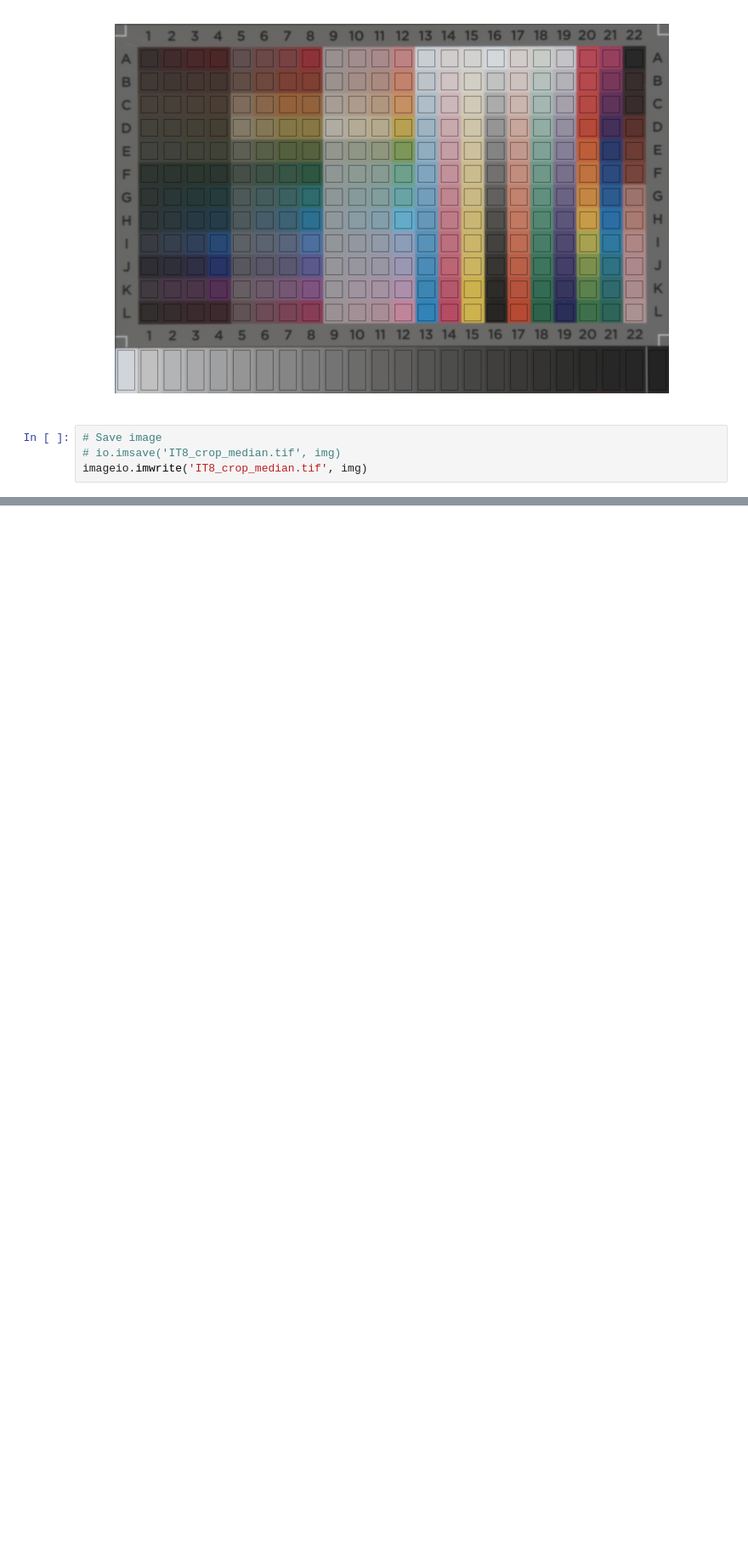
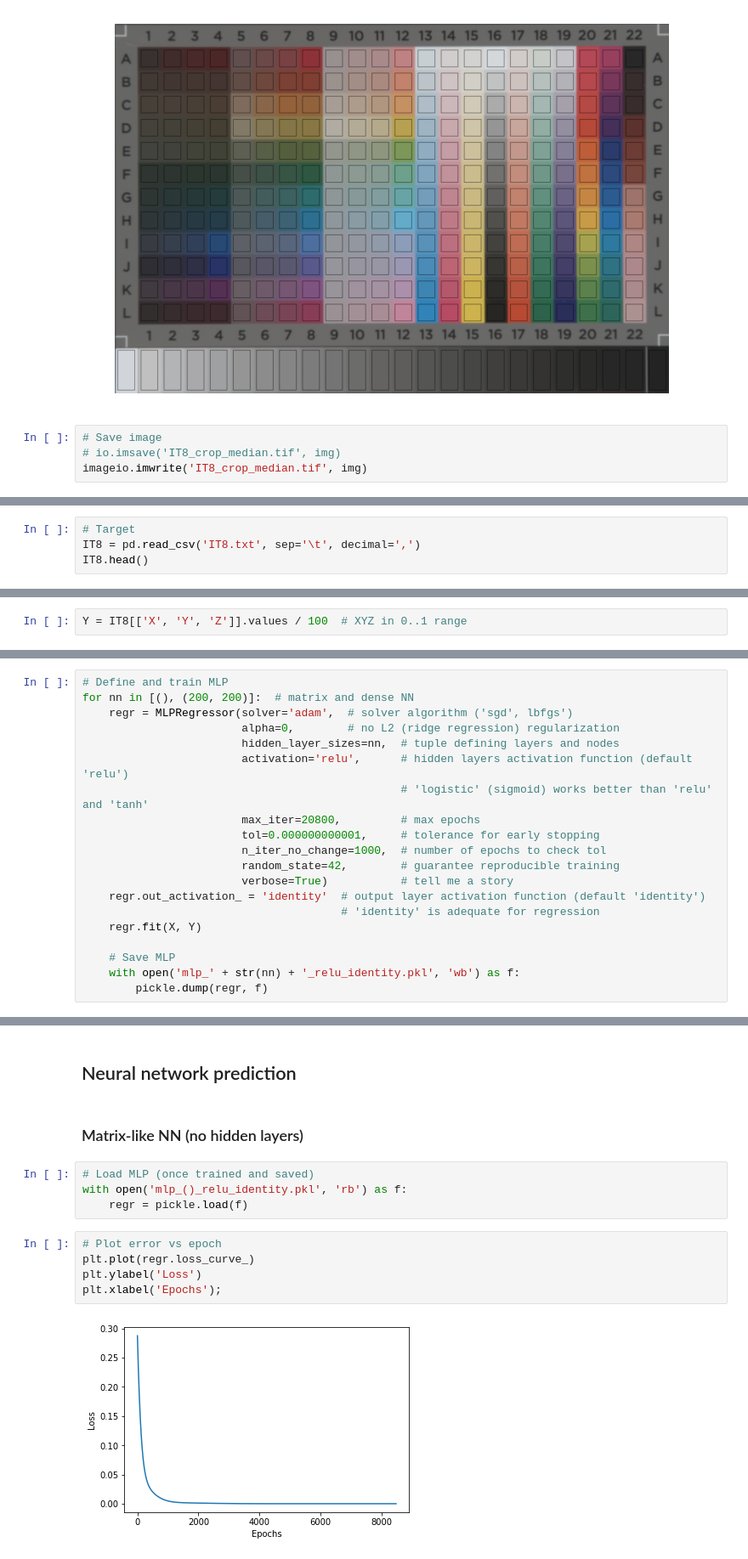
Before and after one commit to gluijk/camera-profiling-mlp, a Jupyter notebook: camera-profiling-mlp.ipynb, the cells around one changed output, grey strips where cells are left out. Shown at 85% size. Cells and saved outputs as stored; diff of their text form; blank space fills up the shorter version.

```diff
--- a/camera-profiling-mlp.ipynb
+++ b/camera-profiling-mlp.ipynb
@@ -89,0 +107,4 @@ imageio.imwrite('IT8_crop_median.tif', img)
+# %%
+# Target
+IT8 = pd.read_csv('IT8.txt', sep='\t', decimal=',')
+IT8.head()
@@ -89,0 +118,2 @@ imageio.imwrite('IT8_crop_median.tif', img)
+# %%
+Y = IT8[['X', 'Y', 'Z']].values / 100  # XYZ in 0..1 range
@@ -89,0 +122,20 @@ imageio.imwrite('IT8_crop_median.tif', img)
+# %%
+# Define and train MLP
+for nn in [(), (200, 200)]:  # matrix and dense NN
+    regr = MLPRegressor(solver='adam',  # solver algorithm ('sgd', lbfgs')
+                        alpha=0,        # no L2 (ridge regression) regularization
+                        hidden_layer_sizes=nn,  # tuple defining layers and nodes
+                        activation='relu',      # hidden layers activation function (default 'relu')
+                                                # 'logistic' (sigmoid) works better than 'relu' and 'tanh'
+                        max_iter=20800,         # max epochs
+                        tol=0.000000000001,     # tolerance for early stopping
+                        n_iter_no_change=1000,  # number of epochs to check tol
+                        random_state=42,        # guarantee reproducible training
+                        verbose=True)           # tell me a story
+    regr.out_activation_ = 'identity'  # output layer activation function (default 'identity')
+                                       # 'identity' is adequate for regression
+    regr.fit(X, Y)
+
+    # Save MLP
+    with open('mlp_' + str(nn) + '_relu_identity.pkl', 'wb') as f:
+        pickle.dump(regr, f)
@@ -89,0 +160,15 @@ imageio.imwrite('IT8_crop_median.tif', img)
+# %% [markdown]
+## Neural network prediction
+# %% [markdown]
+### Matrix-like NN (no hidden layers)
+# %%
+# Load MLP (once trained and saved)
+with open('mlp_()_relu_identity.pkl', 'rb') as f:
+    regr = pickle.load(f)
+# %%
+# Plot error vs epoch
+plt.plot(regr.loss_curve_)
+plt.ylabel('Loss')
+plt.xlabel('Epochs');
+# %% [output]
+[figure, added]
```
Also changed, not shown: parts of 21 cells of this notebook.
